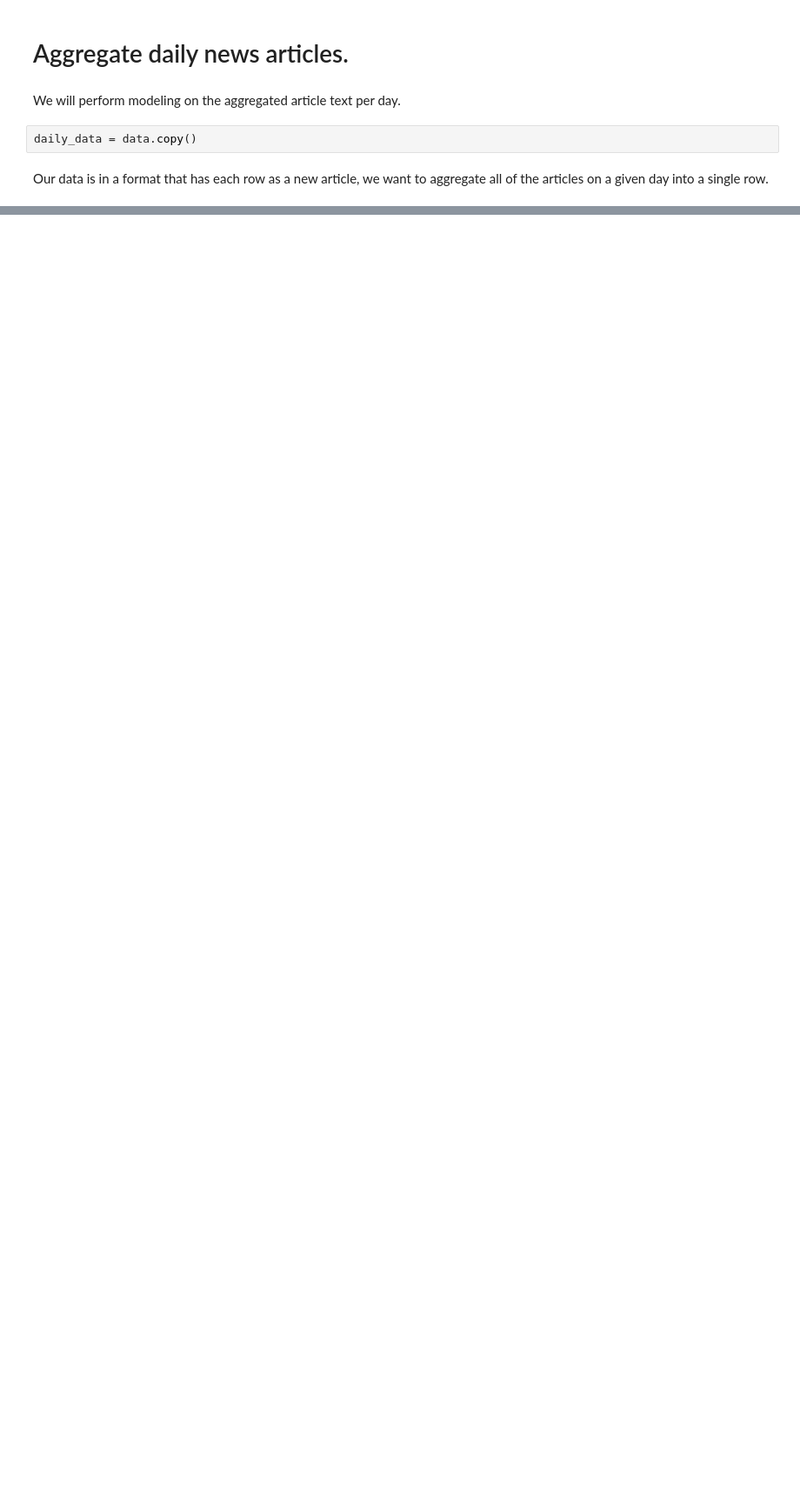
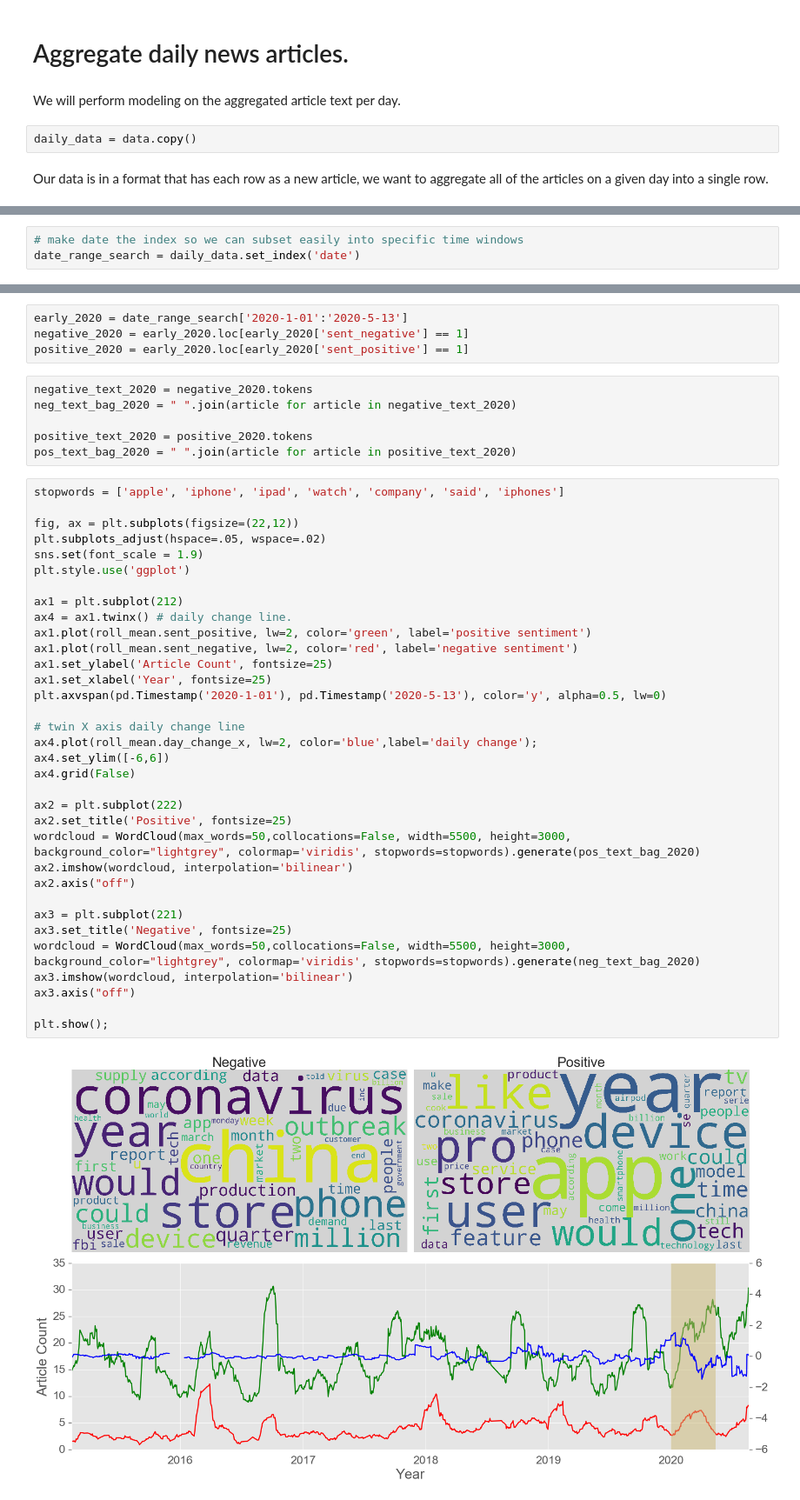
Before and after one commit to brenfrrs/trading_on_sentiment, a Jupyter notebook: EDA_notebook.ipynb, the cells around one changed output, grey strips where cells are left out. Shown at 87% size. Drawn from its saved outputs; the diff is of its cells as text; blank space fills up the shorter version.

```diff
--- a/EDA_notebook.ipynb
+++ b/EDA_notebook.ipynb
@@ -193,0 +285,3 @@ daily_articles.head(3)
+# %%
+# make date the index so we can subset easily into specific time windows
+date_range_search = daily_data.set_index('date')
@@ -193,0 +290,46 @@ daily_articles.head(3)
+# %%
+early_2020 = date_range_search['2020-1-01':'2020-5-13']
+negative_2020 = early_2020.loc[early_2020['sent_negative'] == 1]
+positive_2020 = early_2020.loc[early_2020['sent_positive'] == 1]
+# %%
+negative_text_2020 = negative_2020.tokens
+neg_text_bag_2020 = " ".join(article for article in negative_text_2020)
+
+positive_text_2020 = positive_2020.tokens
+pos_text_bag_2020 = " ".join(article for article in positive_text_2020)
+# %%
+stopwords = ['apple', 'iphone', 'ipad', 'watch', 'company', 'said', 'iphones']
+
+fig, ax = plt.subplots(figsize=(22,12))
+plt.subplots_adjust(hspace=.05, wspace=.02)
+sns.set(font_scale = 1.9)
+plt.style.use('ggplot')
+
+ax1 = plt.subplot(212)
+ax4 = ax1.twinx() # daily change line.
+ax1.plot(roll_mean.sent_positive, lw=2, color='green', label='positive sentiment')
+ax1.plot(roll_mean.sent_negative, lw=2, color='red', label='negative sentiment')
+ax1.set_ylabel('Article Count', fontsize=25)
+ax1.set_xlabel('Year', fontsize=25)
+plt.axvspan(pd.Timestamp('2020-1-01'), pd.Timestamp('2020-5-13'), color='y', alpha=0.5, lw=0)
+
+# twin X axis daily change line
+ax4.plot(roll_mean.day_change_x, lw=2, color='blue',label='daily change');
+ax4.set_ylim([-6,6])
+ax4.grid(False)
+
+ax2 = plt.subplot(222)
+ax2.set_title('Positive', fontsize=25)
+wordcloud = WordCloud(max_words=50,collocations=False, width=5500, height=3000, background_color="lightgrey", colormap='viridis', stopwords=stopwords).generate(pos_text_bag_2020)
+ax2.imshow(wordcloud, interpolation='bilinear')
+ax2.axis("off")
+
+ax3 = plt.subplot(221)
+ax3.set_title('Negative', fontsize=25)
+wordcloud = WordCloud(max_words=50,collocations=False, width=5500, height=3000, background_color="lightgrey", colormap='viridis', stopwords=stopwords).generate(neg_text_bag_2020)
+ax3.imshow(wordcloud, interpolation='bilinear')
+ax3.axis("off")
+
+plt.show();
+# %% [output]
+[figure, added]
```
Also changed, not shown: parts of 46 cells of this notebook.
